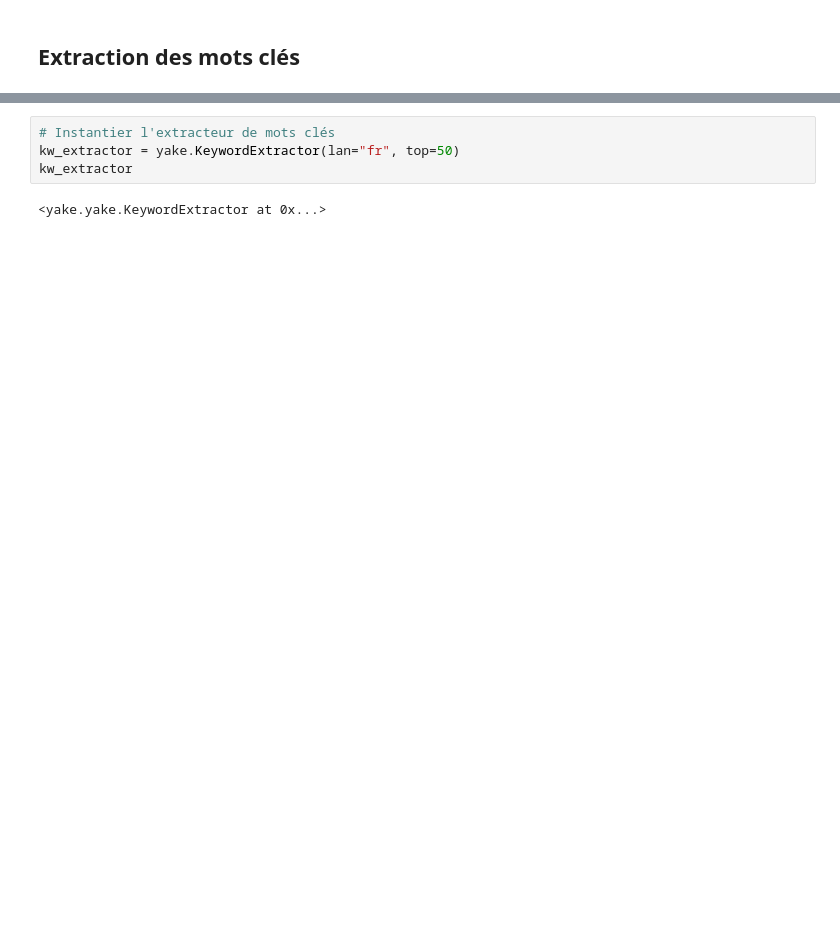
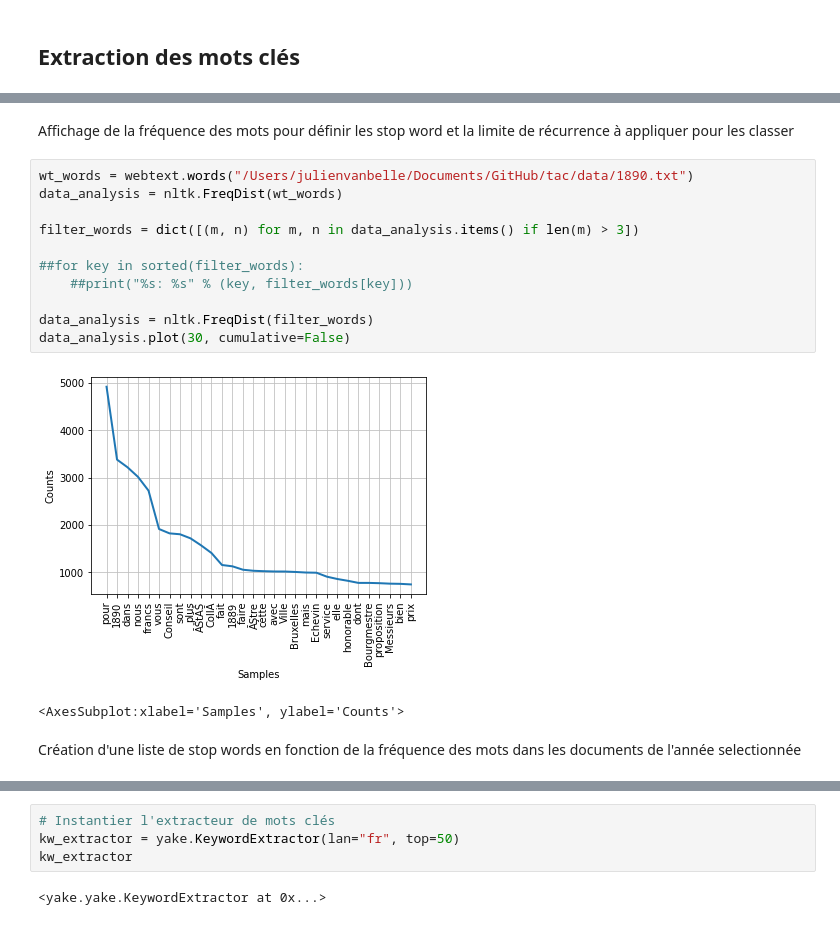
Before and after one commit to JulienVB/tp2, a Jupyter notebook: tp2.ipynb, the cells around one changed output, grey strips where cells are left out. Saved outputs shown, nothing was run; the diff lists cells and outputs as text; blank space fills up the shorter version.

```diff
--- a/tp2.ipynb
+++ b/tp2.ipynb
@@ -41,0 +65,18 @@ sw = set(sw)
+# %% [markdown]
+Affichage de la fréquence des mots pour définir les stop word et la limite de récurrence à appliquer pour les classer
+# %%
+wt_words = webtext.words("/Users/julienvanbelle/Documents/GitHub/tac/data/1890.txt")
+data_analysis = nltk.FreqDist(wt_words)
+
+filter_words = dict([(m, n) for m, n in data_analysis.items() if len(m) > 3])
+
+##for key in sorted(filter_words):
+    ##print("%s: %s" % (key, filter_words[key]))
+
+data_analysis = nltk.FreqDist(filter_words)
+data_analysis.plot(30, cumulative=False)
+# %% [output]
+[figure, added]
+<AxesSubplot:xlabel='Samples', ylabel='Counts'>
+# %% [markdown]
+Création d'une liste de stop words en fonction de la fréquence des mots dans les documents de l'année selectionnée
```
Also changed, not shown: parts of 19 cells of this notebook.
